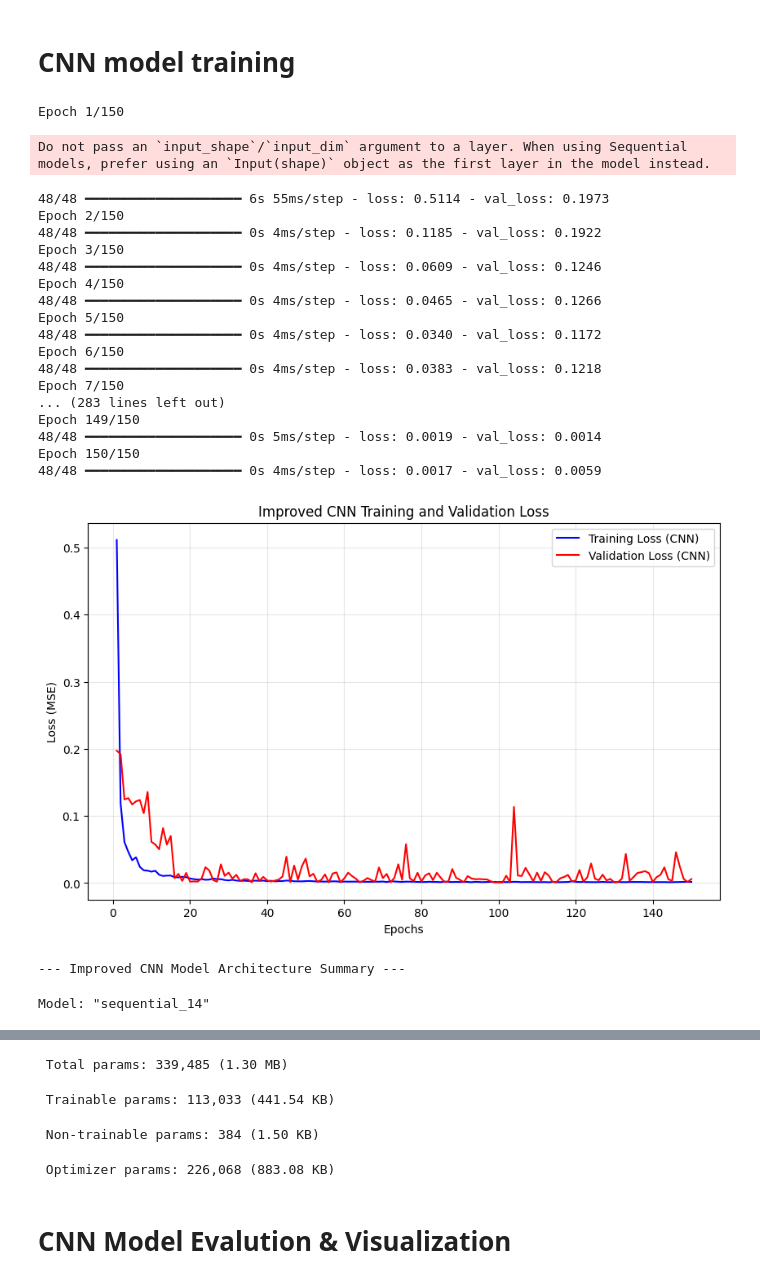
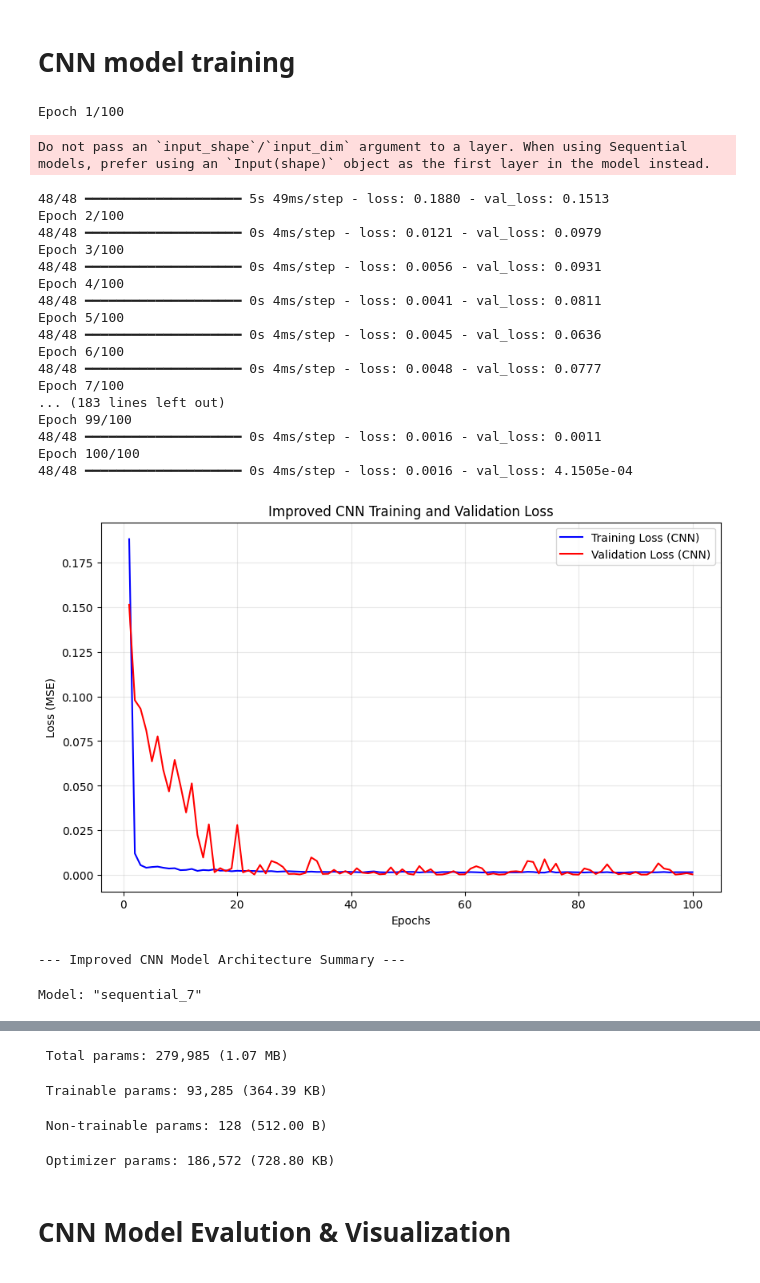
Before and after one commit to LeoSuzu/Bitcoin_Analysis_And_Prediction, a Jupyter notebook: Bitcoin_prediction_LSTM_CSS/bitcoin_predict_LSTM_CNN.ipynb, the cells around one changed output, grey strips where cells are left out. Cells and saved outputs as stored; diff of their text form; code cells hidden in the pictures.

```diff
--- a/Bitcoin_prediction_LSTM_CSS/bitcoin_predict_LSTM_CNN.ipynb
+++ b/Bitcoin_prediction_LSTM_CSS/bitcoin_predict_LSTM_CNN.ipynb
@@ -505,79 +505,74 @@ fig_big.show()
 # %% [markdown]
 # CNN model training
 # %%
-# 1. Build the Improved CNN Model Architecture
+# 1. Build the Improved CNN Model Architecture (Revised for better performance)
 cnn_model = Sequential()
 
-# Layer 1: Look for 7-day (weekly) patterns
-cnn_model.add(Conv1D(filters=128, kernel_size=7, activation='relu', input_shape=(X_train.shape[1], 1)))
+# Layer 1: Simpler, smaller kernel to capture local patterns
+cnn_model.add(Conv1D(filters=64, kernel_size=3, activation='relu', input_shape=(X_train.shape[1], 1)))
 cnn_model.add(BatchNormalization())
-cnn_model.add(MaxPooling1D(pool_size=2))
+cnn_model.add(MaxPooling1D(pool_size=2)) # Reduce sequence length by half
 
-# Layer 2: Look for 5-day patterns
-cnn_model.add(Conv1D(filters=64, kernel_size=5, activation='relu'))
-cnn_model.add(BatchNormalization())
-cnn_model.add(MaxPooling1D(pool_size=2))
-
-# Layer 3: Deeper Analysis
-cnn_model.add(Flatten())
-cnn_model.add(Dense(100, activation='relu'))
-cnn_model.add(Dropout(0.2))
+# Layer 2: Deeper but still simplified analysis
+cnn_model.add(Flatten()) # Flatten remaining features
+cnn_model.add(Dense(50, activation='relu')) # Reduced dense units
+cnn_model.add(Dropout(0.3)) # Increased dropout for regularization
 cnn_model.add(Dense(1))
 
-# Compile: Slightly higher learning rate than before, but lower than LSTM for stability
-optimizer = Adam(learning_rate=0.0005)
+# Compile: Slightly adjusted learning rate
+optimizer = Adam(learning_rate=0.0008) # Adjusted learning rate
 cnn_model.compile(loss='mean_squared_error', optimizer=optimizer)
 
-# Train: Keep 150 epochs to allow the model to converge with the new architecture
+# Train: Reduce epochs as it's a simpler model, faster convergence expected
 history_cnn = cnn_model.fit(
     X_train, y_train,
     validation_data=(X_val, y_val),
-    epochs=150,
+    epochs=100, # Reduced epochs
     batch_size=32,
     verbose=1
 )
 
 # 4. Evaluate the Training History
 loss_cnn = history_cnn.history['loss']
 val_loss_cnn = history_cnn.history['val_loss']
 epochs_range = range(1, len(loss_cnn) + 1)
 
 plt.figure(figsize=(10, 6))
 plt.plot(epochs_range, loss_cnn, 'b', label='Training Loss (CNN)')
 plt.plot(epochs_range, val_loss_cnn, 'r', label='Validation Loss (CNN)')
 plt.title('Improved CNN Training and Validation Loss')
 plt.xlabel('Epochs')
 plt.ylabel('Loss (MSE)')
 plt.legend(loc='upper right')
 plt.grid(True, alpha=0.3)
 plt.show()
 
 # 5. Model Summary
 print("\n--- Improved CNN Model Architecture Summary ---")
 cnn_model.summary()
 # %% [output]
-Epoch 1/150
+Epoch 1/100
 Do not pass an `input_shape`/`input_dim` argument to a layer. When using Sequential models, prefer using an `Input(shape)` object as the first layer in the model instead.
-48/48 ━━━━━━━━━━━━━━━━━━━━ 6s 55ms/step - loss: 0.5114 - val_loss: 0.1973
-Epoch 2/150
-48/48 ━━━━━━━━━━━━━━━━━━━━ 0s 4ms/step - loss: 0.1185 - val_loss: 0.1922
-Epoch 3/150
-48/48 ━━━━━━━━━━━━━━━━━━━━ 0s 4ms/step - loss: 0.0609 - val_loss: 0.1246
-Epoch 4/150
-48/48 ━━━━━━━━━━━━━━━━━━━━ 0s 4ms/step - loss: 0.0465 - val_loss: 0.1266
-Epoch 5/150
-48/48 ━━━━━━━━━━━━━━━━━━━━ 0s 4ms/step - loss: 0.0340 - val_loss: 0.1172
-Epoch 6/150
-48/48 ━━━━━━━━━━━━━━━━━━━━ 0s 4ms/step - loss: 0.0383 - val_loss: 0.1218
-Epoch 7/150
-... (283 lines left out)
-Epoch 149/150
-48/48 ━━━━━━━━━━━━━━━━━━━━ 0s 5ms/step - loss: 0.0019 - val_loss: 0.0014
-Epoch 150/150
-48/48 ━━━━━━━━━━━━━━━━━━━━ 0s 4ms/step - loss: 0.0017 - val_loss: 0.0059
+48/48 ━━━━━━━━━━━━━━━━━━━━ 5s 49ms/step - loss: 0.1880 - val_loss: 0.1513
+Epoch 2/100
+48/48 ━━━━━━━━━━━━━━━━━━━━ 0s 4ms/step - loss: 0.0121 - val_loss: 0.0979
+Epoch 3/100
+48/48 ━━━━━━━━━━━━━━━━━━━━ 0s 4ms/step - loss: 0.0056 - val_loss: 0.0931
+Epoch 4/100
+48/48 ━━━━━━━━━━━━━━━━━━━━ 0s 4ms/step - loss: 0.0041 - val_loss: 0.0811
+Epoch 5/100
+48/48 ━━━━━━━━━━━━━━━━━━━━ 0s 4ms/step - loss: 0.0045 - val_loss: 0.0636
+Epoch 6/100
+48/48 ━━━━━━━━━━━━━━━━━━━━ 0s 4ms/step - loss: 0.0048 - val_loss: 0.0777
+Epoch 7/100
+... (183 lines left out)
+Epoch 99/100
+48/48 ━━━━━━━━━━━━━━━━━━━━ 0s 4ms/step - loss: 0.0016 - val_loss: 0.0011
+Epoch 100/100
+48/48 ━━━━━━━━━━━━━━━━━━━━ 0s 4ms/step - loss: 0.0016 - val_loss: 4.1505e-04
-[figure, old version]
+[figure, new version]
 --- Improved CNN Model Architecture Summary ---
-Model: "sequential_14"
+Model: "sequential_7"
 ┏━━━━━━━━━━━━━━━━━━━━━━━━━━━━━━━━━┳━━━━━━━━━━━━━━━━━━━━━━━━┳━━━━━━━━━━━━━━━┓
 ┃ Layer (type)                    ┃ Output Shape           ┃       Param # ┃
 ┡━━━━━━━━━━━━━━━━━━━━━━━━━━━━━━━━━╇━━━━━━━━━━━━━━━━━━━━━━━━╇━━━━━━━━━━━━━━━┩
@@ -597,8 +593,8 @@ Model: "sequential_14"
 └─────────────────────────────────┴────────────────────────┴───────────────┘
- Total params: 339,485 (1.30 MB)
+ Total params: 279,985 (1.07 MB)
- Trainable params: 113,033 (441.54 KB)
+ Trainable params: 93,285 (364.39 KB)
- Non-trainable params: 384 (1.50 KB)
+ Non-trainable params: 128 (512.00 B)
- Optimizer params: 226,068 (883.08 KB)
+ Optimizer params: 186,572 (728.80 KB)
 # %% [markdown]
 # CNN Model Evalution & Visualization
 # %%
```
Also changed, not shown: parts of 13 cells of this notebook.
